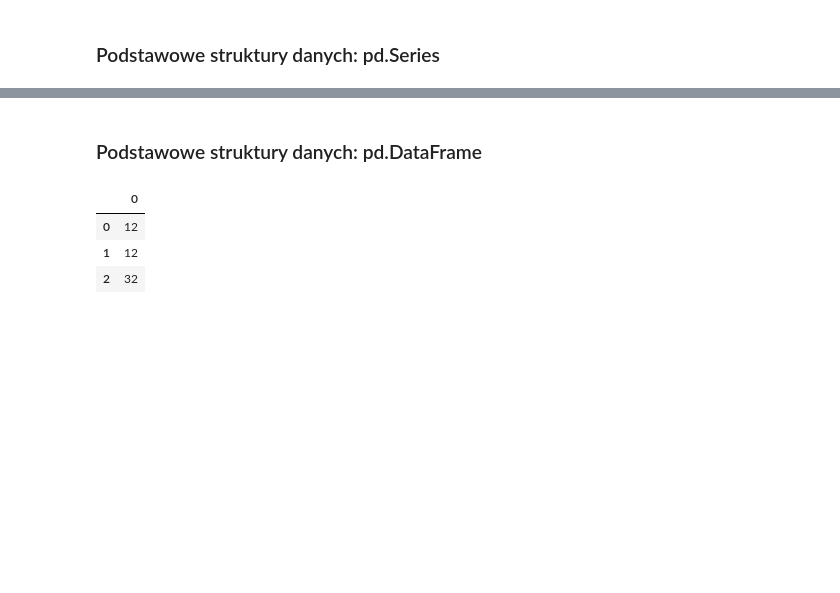
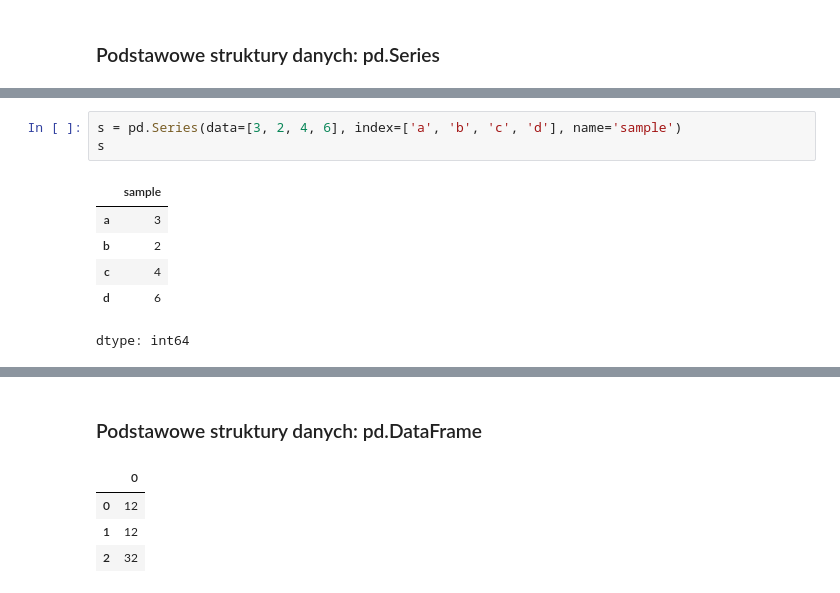
Before and after one commit to ArkSze78/Data-Science_Bootcamp, a Jupyter notebook: 02_analiza_danych/01_pandas_intro.ipynb, the cells around one changed output, grey strips where cells are left out. Drawn from its saved outputs; the diff is of its cells as text; blank space fills up the shorter version.

```diff
--- a/02_analiza_danych/01_pandas_intro.ipynb
+++ b/02_analiza_danych/01_pandas_intro.ipynb
@@ -194,0 +38,10 @@ dtype: float64
+# %%
+s = pd.Series(data=[3, 2, 4, 6], index=['a', 'b', 'c', 'd'], name='sample')
+s
+# %% [output]
+|  | sample |
+| a | 3 |
+| b | 2 |
+| c | 4 |
+| d | 6 |
+dtype: int64
```
Also changed, not shown: parts of 43 cells of this notebook.
